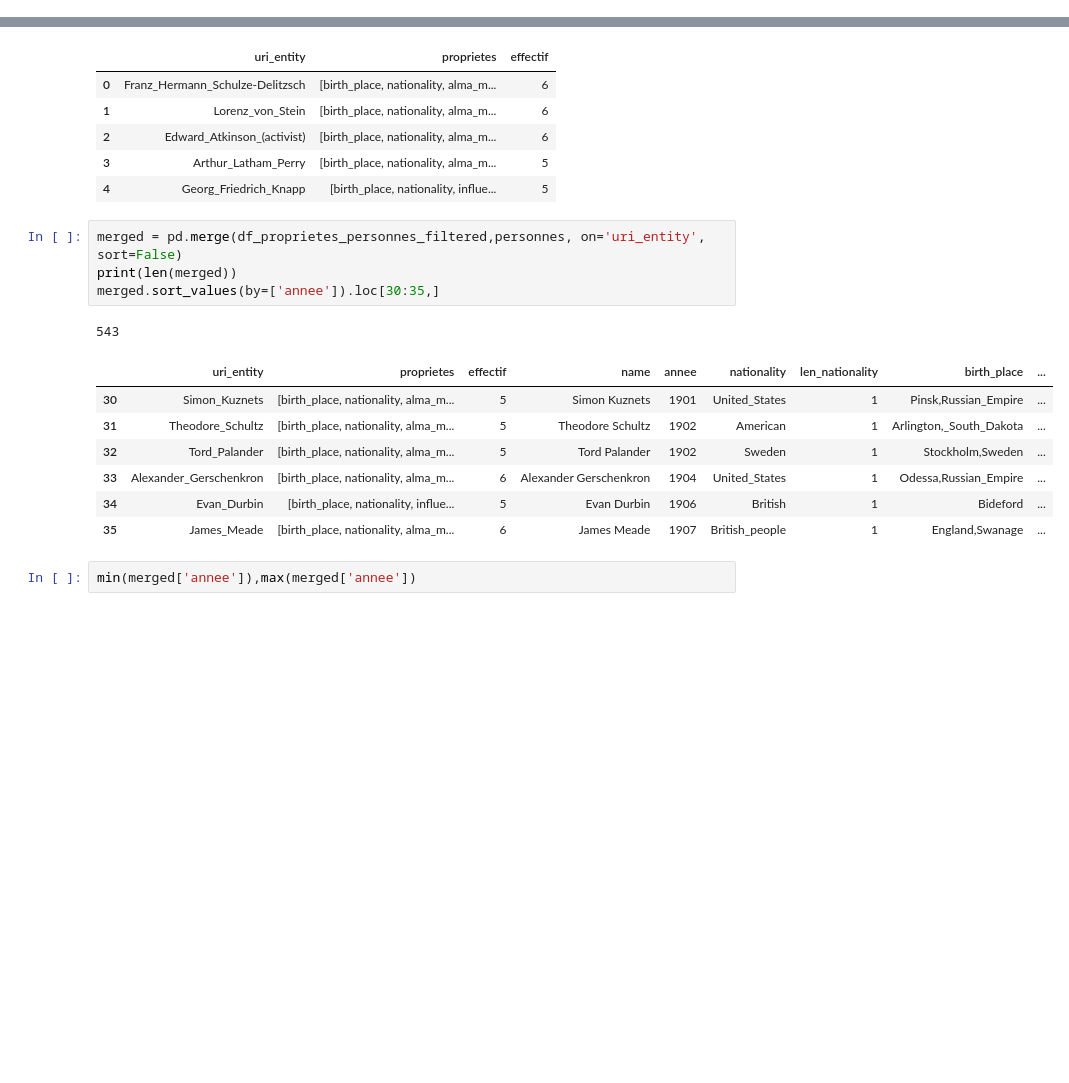
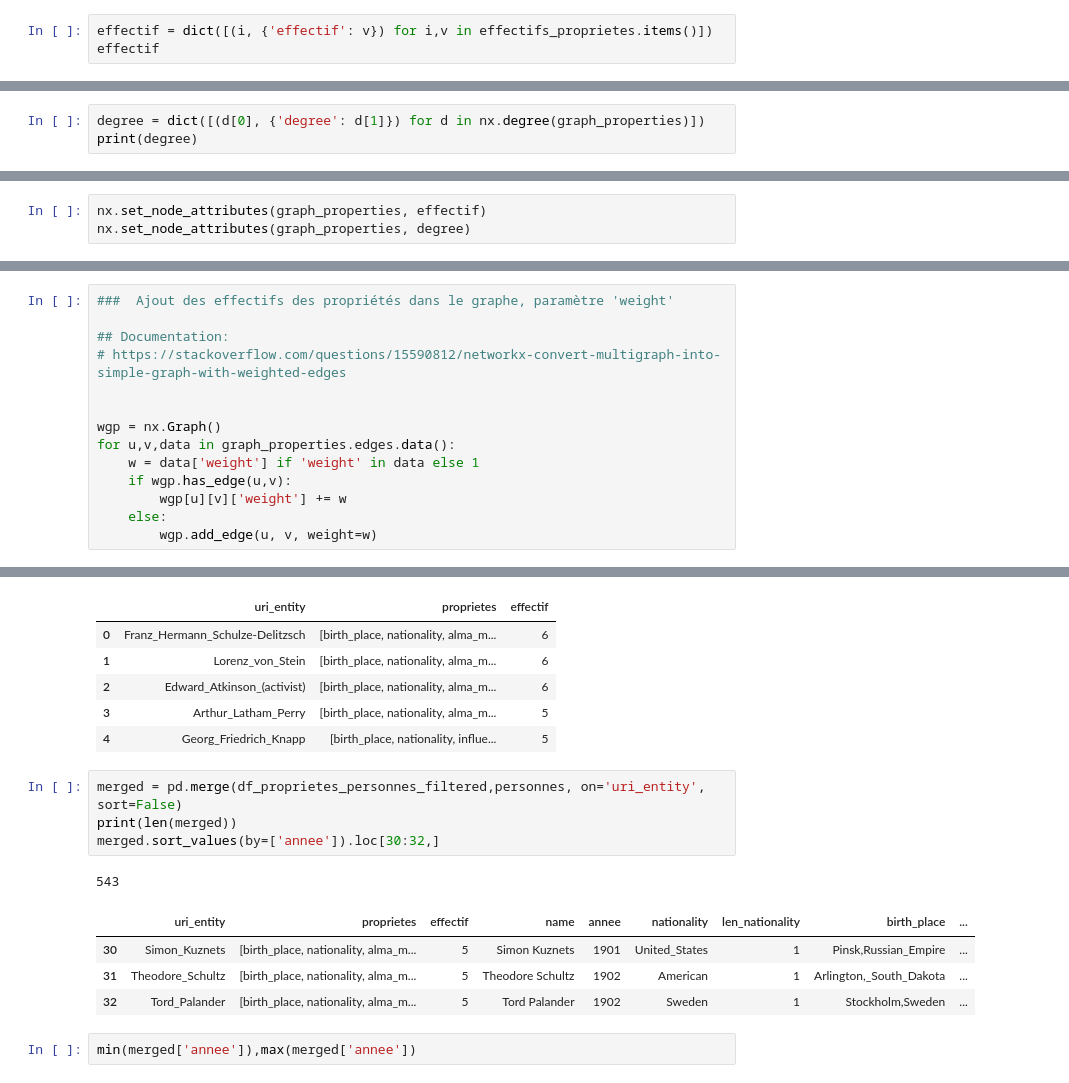
Before and after one commit to Sciences-historiques-numeriques/histoire_numerique, a Jupyter notebook: sparql/dbpedia_introduction.ipynb, the cells around one changed output, grey strips where cells are left out. Saved outputs shown, nothing was run; the diff lists cells and outputs as text; blank space fills up the shorter version.

Commit message:
Ajout carnets et nettoyages
Ajout des carnets Introduction et ajouts dans le carnet réseaux

```diff
--- a/sparql/dbpedia_introduction.ipynb
+++ b/sparql/dbpedia_introduction.ipynb
@@ -325,0 +476,3 @@ plt.show()
+# %%
+effectif = dict([(i, {'effectif': v}) for i,v in effectifs_proprietes.items()])
+effectif
@@ -325,0 +488,3 @@ plt.show()
+# %%
+degree = dict([(d[0], {'degree': d[1]}) for d in nx.degree(graph_properties)])
+print(degree)
@@ -325,0 +493,3 @@ plt.show()
+# %%
+nx.set_node_attributes(graph_properties, effectif)
+nx.set_node_attributes(graph_properties, degree)
@@ -325,0 +559,14 @@ plt.show()
+# %%
+###  Ajout des effectifs des propriétés dans le graphe, paramètre 'weight'
+
+## Documentation:
+# https://stackoverflow.com/questions/15590812/networkx-convert-multigraph-into-simple-graph-with-weighted-edges
+
+
+wgp = nx.Graph()
+for u,v,data in graph_properties.edges.data():
+    w = data['weight'] if 'weight' in data else 1
+    if wgp.has_edge(u,v):
+        wgp[u][v]['weight'] += w
+    else:
+        wgp.add_edge(u, v, weight=w)
@@ -638,16 +850,13 @@ df_proprietes_personnes_filtered.head()
 # %%
 merged = pd.merge(df_proprietes_personnes_filtered,personnes, on='uri_entity', sort=False)
 print(len(merged))
-merged.sort_values(by=['annee']).loc[30:35,]
+merged.sort_values(by=['annee']).loc[30:32,]
 # %% [output]
 543
 |  | uri_entity | proprietes | effectif | name | annee | nationality | len_nationality | birth_place | ... |
 | 30 | Simon_Kuznets | [birth_place, nationality, alma_m... | 5 | Simon Kuznets | 1901 | United_States | 1 | Pinsk,Russian_Empire | ... |
 | 31 | Theodore_Schultz | [birth_place, nationality, alma_m... | 5 | Theodore Schultz | 1902 | American | 1 | Arlington,_South_Dakota | ... |
 | 32 | Tord_Palander | [birth_place, nationality, alma_m... | 5 | Tord Palander | 1902 | Sweden | 1 | Stockholm,Sweden | ... |
-| 33 | Alexander_Gerschenkron | [birth_place, nationality, alma_m... | 6 | Alexander Gerschenkron | 1904 | United_States | 1 | Odessa,Russian_Empire | ... |
-| 34 | Evan_Durbin | [birth_place, nationality, influe... | 5 | Evan Durbin | 1906 | British | 1 | Bideford | ... |
-| 35 | James_Meade | [birth_place, nationality, alma_m... | 6 | James Meade | 1907 | British_people | 1 | England,Swanage | ... |
 # %%
 min(merged['annee']),max(merged['annee'])
 # %% [output]
```
Also changed, not shown: parts of 58 cells of this notebook, 7 other files.
